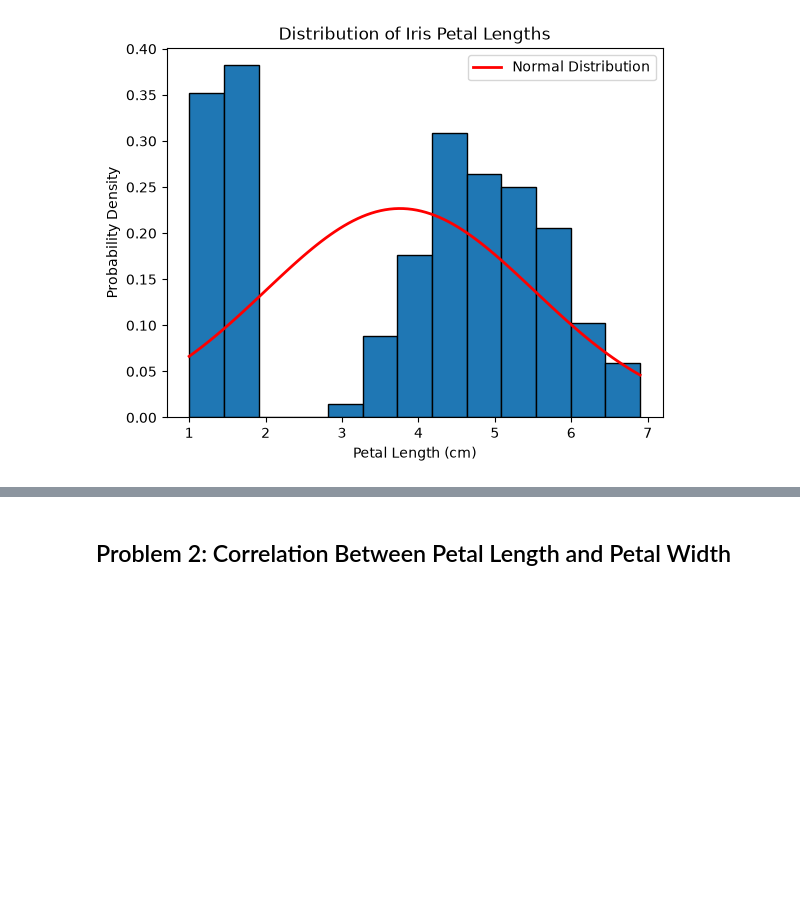
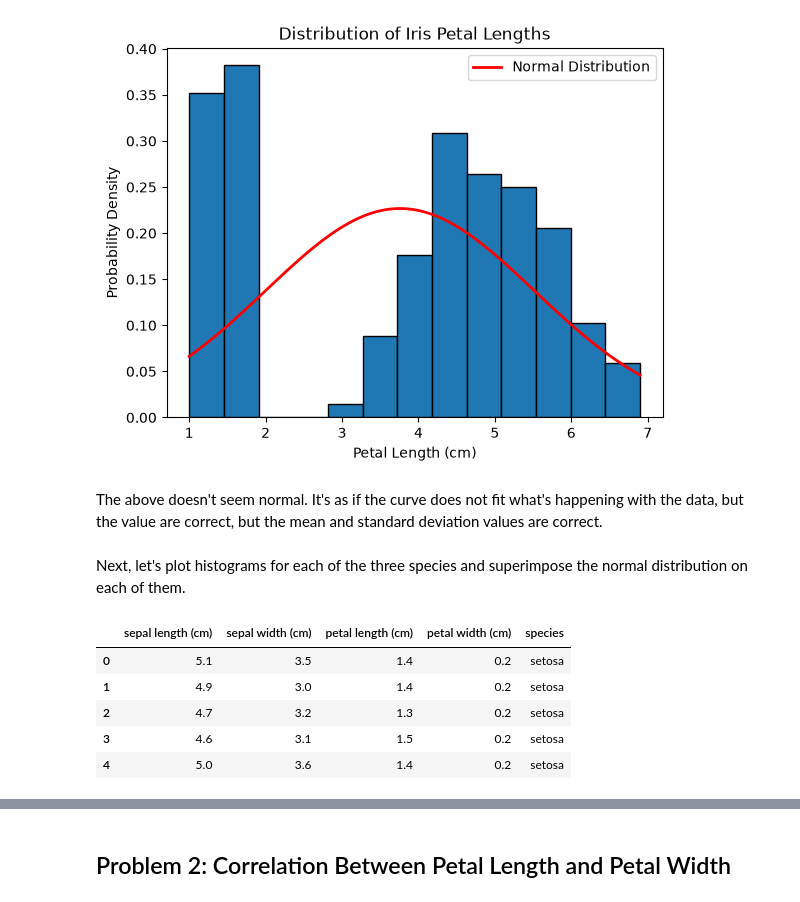
Before and after one commit to LoicBagnoud/applied-statistics, a Jupyter notebook: problems.ipynb, the cells around one changed output, grey strips where cells are left out. Drawn from its saved outputs; the diff is of its cells as text; code cells hidden in the pictures; blank space fills up the shorter version.

```diff
--- a/problems.ipynb
+++ b/problems.ipynb
@@ -119,3 +119,20 @@ plt.show()
 # https://stackoverflow.com/a/10138381 - Retrieved 2026-11-05, License - CC BY-SA 4.0 - Where I found the Norm function
 # %% [output]
 [figure]
+# %% [markdown]
+The above doesn't seem normal. It's as if the curve does not fit what's happening with the data, but the value are correct, but the mean and
+standard deviation values are correct.
+# %% [markdown]
+Next, let's plot histograms for each of the three species and superimpose the normal distribution on each of them.
+# %%
+# Let's first get the species. This is already included in the dataset.
+
+df['species'] = iris.target_names[iris.target]
+df.head()
+# %% [output]
+|  | sepal length (cm) | sepal width (cm) | petal length (cm) | petal width (cm) | species |
+| 0 | 5.1 | 3.5 | 1.4 | 0.2 | setosa |
+| 1 | 4.9 | 3.0 | 1.4 | 0.2 | setosa |
+| 2 | 4.7 | 3.2 | 1.3 | 0.2 | setosa |
+| 3 | 4.6 | 3.1 | 1.5 | 0.2 | setosa |
+| 4 | 5.0 | 3.6 | 1.4 | 0.2 | setosa |
```
Also changed, not shown: parts of 9 cells of this notebook.
